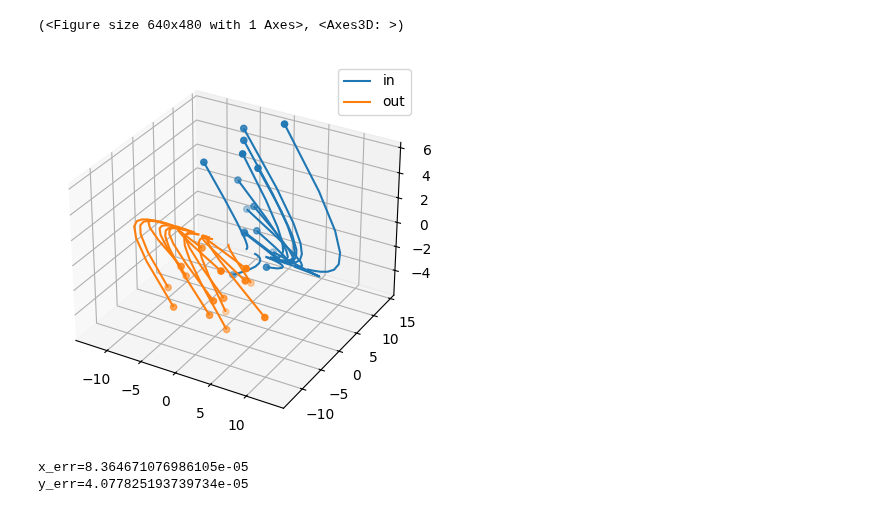
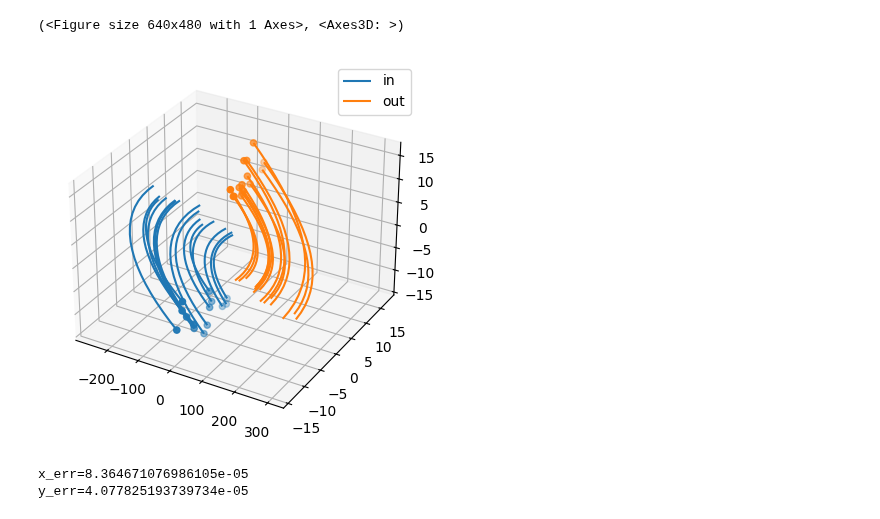
Before and after one commit to DynaDojo/dynadojo, a Jupyter notebook: demos/dmd_demo.ipynb, the cells around one changed output. Cells and saved outputs as stored; diff of their text form; code cells hidden in the pictures.

```diff
--- a/demos/dmd_demo.ipynb
+++ b/demos/dmd_demo.ipynb
@@ -10,17 +8,17 @@ from dynadojo.utils.lds import plot
 # %%
 latent_dim = 3
 embed_dim = 10
 n = 15
-timesteps = 10
-system = LDSystem(latent_dim, embed_dim, noise_scale=0, seed=12)
+timesteps = 20
+system = SystemChecker(LDSystem(latent_dim, embed_dim, noise_scale=0, seed=2))
 x0 = system.make_init_conds(n)
 y0 = system.make_init_conds(30, in_dist=False)
 x = system.make_data(x0, timesteps=timesteps)
 y = system.make_data(y0, timesteps=timesteps, noisy=True)
-dd.utils.lds.plot([x, y], target_dim=min(latent_dim, 3), labels=["in", "out"], max_lines=15)
+plot([x, y], target_dim=min(latent_dim, 3), labels=["in", "out"], max_lines=15)
 # %% [output]
 (<Figure size 640x480 with 1 Axes>, <Axes3D: >)
-[figure, old version]
+[figure, new version]
 # %%
 dmd = dd.baselines.DMD(embed_dim, timesteps, activation=None, max_control_cost=0)
 dmd.fit(x)
```
Also changed, not shown: parts of 2 cells of this notebook, 30 other files.
